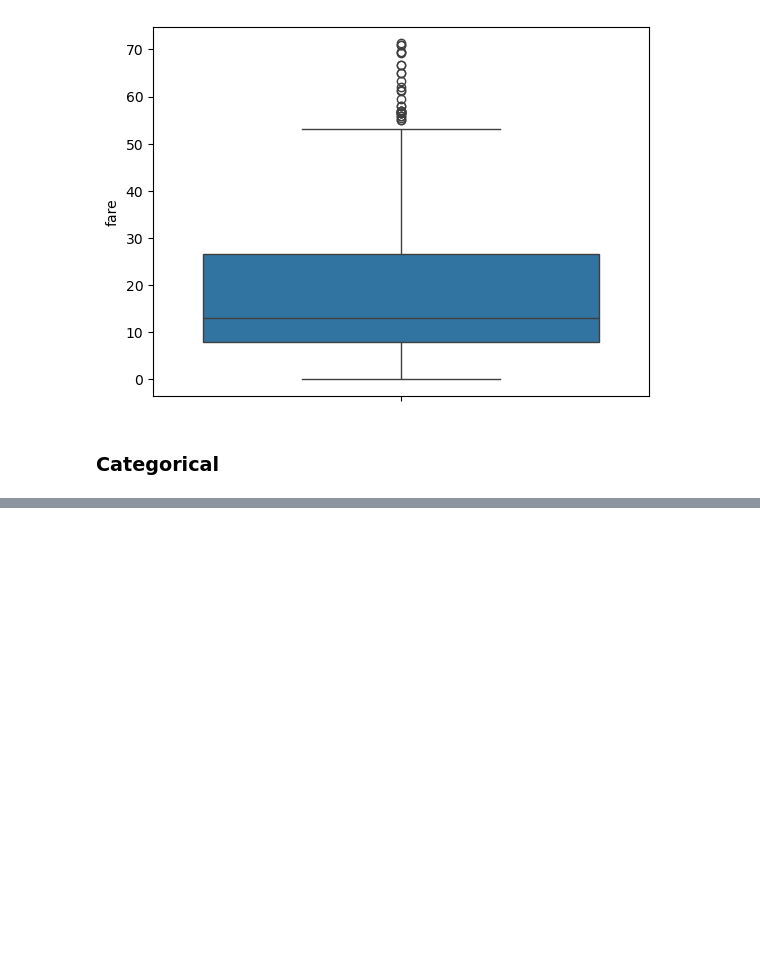
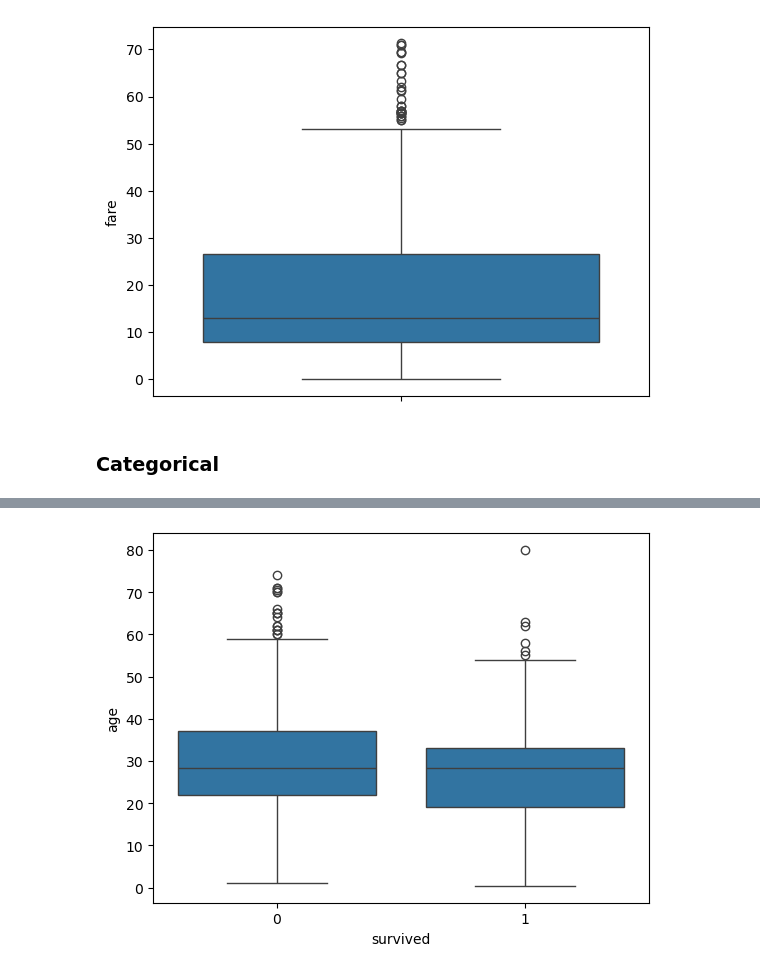
Before and after one commit to Niraj7272/DataScience, a Jupyter notebook: Practice/Project_cleaning_EDA_Feature-engineering/Titanic.ipynb, the cells around one changed output, grey strips where cells are left out. Cells and saved outputs as stored; diff of their text form; code cells hidden in the pictures; blank space fills up the shorter version.

```diff
--- a/Practice/Project_cleaning_EDA_Feature-engineering/Titanic.ipynb
+++ b/Practice/Project_cleaning_EDA_Feature-engineering/Titanic.ipynb
@@ -345,0 +363,5 @@ plt.show()
+# %%
+sns.boxplot(x='survived', y='age', data=df)
+plt.show()
+# %% [output]
+[figure, added]
```
Also changed, not shown: parts of 9 cells of this notebook.
